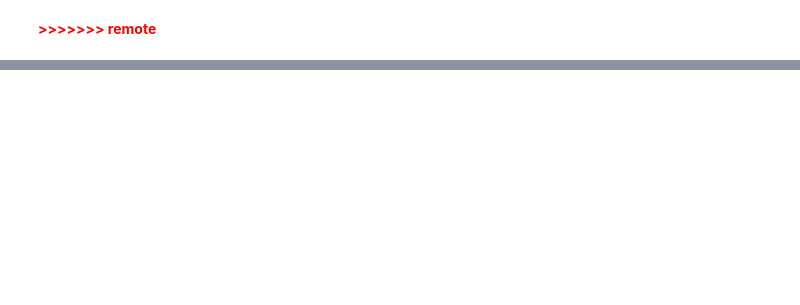
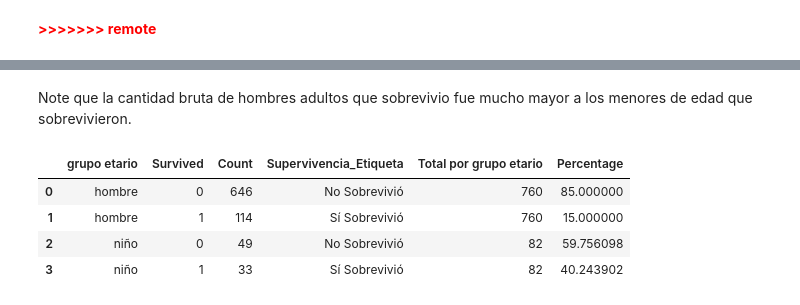
Before and after one commit to juanpablocarrillohortua/taller-pandas-titanic-grupo-1, a Jupyter notebook: notebooks/proyecto titanic.ipynb, the cells around one changed output, grey strips where cells are left out. Drawn from its saved outputs; the diff is of its cells as text; code cells hidden in the pictures; blank space fills up the shorter version.

Commit message:
Survival Rate hombres adultos y menores de edad

```diff
--- a/notebooks/proyecto titanic.ipynb
+++ b/notebooks/proyecto titanic.ipynb
@@ -1010,0 +1035,8 @@ archivo  ya existe
+# %%
+df_niños_adultos = df[df['Sex'] == 'male'].copy()
+
+df_niños_adultos['grupo etario'] = df_niños_adultos['Age'].apply(lambda x: 'niño' if x < 18 else "hombre")
+df_niños_adultos.groupby('grupo etario').count()
+df_niños_adultos = df_niños_adultos.groupby(['grupo etario', 'Survived']).size().reset_index(name='Count')
+df_niños_adultos['Supervivencia_Etiqueta'] = df_niños_adultos['Survived'].apply(lambda x: 'Sí Sobrevivió' if x == 1 else 'No Sobrevivió')
+df_niños_adultos
@@ -1010,0 +1064,12 @@ archivo  ya existe
+# %% [markdown]
+Note que la cantidad bruta de hombres adultos que sobrevivio fue mucho mayor a los menores de edad que sobrevivieron.
+# %%
+df_niños_adultos['Total por grupo etario'] = df_niños_adultos.groupby('grupo etario')['Count'].transform('sum') ##aplicar la suma del total de cada genero a las filas de ese genero
+df_niños_adultos['Percentage'] = (df_niños_adultos['Count'] / df_niños_adultos['Total por grupo etario']) * 100
+df_niños_adultos
+# %% [output]
+|  | grupo etario | Survived | Count | Supervivencia_Etiqueta | Total por grupo etario | Percentage |
+| 0 | hombre | 0 | 646 | No Sobrevivió | 760 | 85.000000 |
+| 1 | hombre | 1 | 114 | Sí Sobrevivió | 760 | 15.000000 |
+| 2 | niño | 0 | 49 | No Sobrevivió | 82 | 59.756098 |
+| 3 | niño | 1 | 33 | Sí Sobrevivió | 82 | 40.243902 |
```
Also changed, not shown: parts of 12 cells of this notebook, 3 other files.
